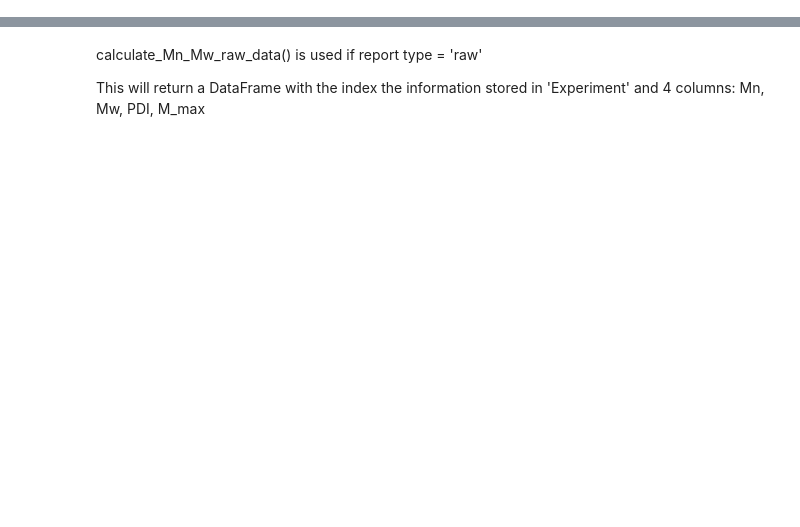
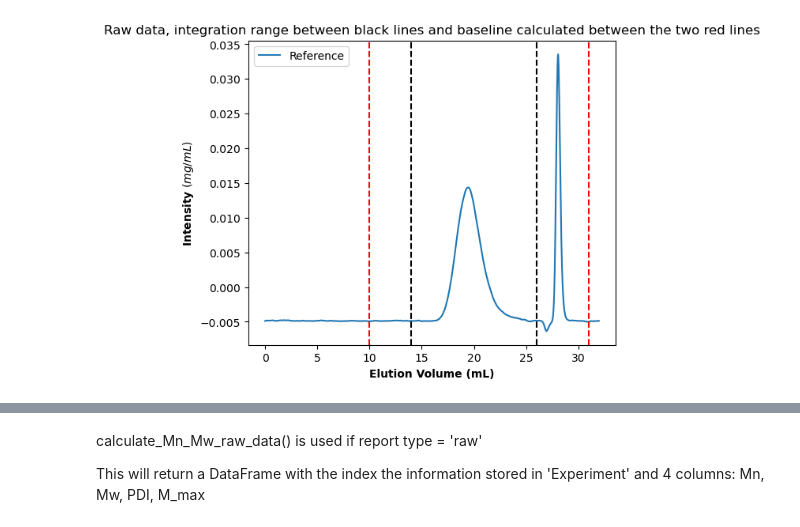
Before and after one commit to LaetitiaDlr/GPC_analysis, a Jupyter notebook: example_notebook.ipynb, the cells around one changed output, grey strips where cells are left out. Drawn from its saved outputs; the diff is of its cells as text; code cells hidden in the pictures; blank space fills up the shorter version.

```diff
--- a/example_notebook.ipynb
+++ b/example_notebook.ipynb
@@ -51 +68,6 @@ gpc = GPC_dataset(
+# %%
+gpc.plotting_raw_data()
+plt.show()
+# %% [output]
+[figure, added]
 # %% [markdown]
```
Also changed, not shown: parts of 13 cells of this notebook, 3 other files.
